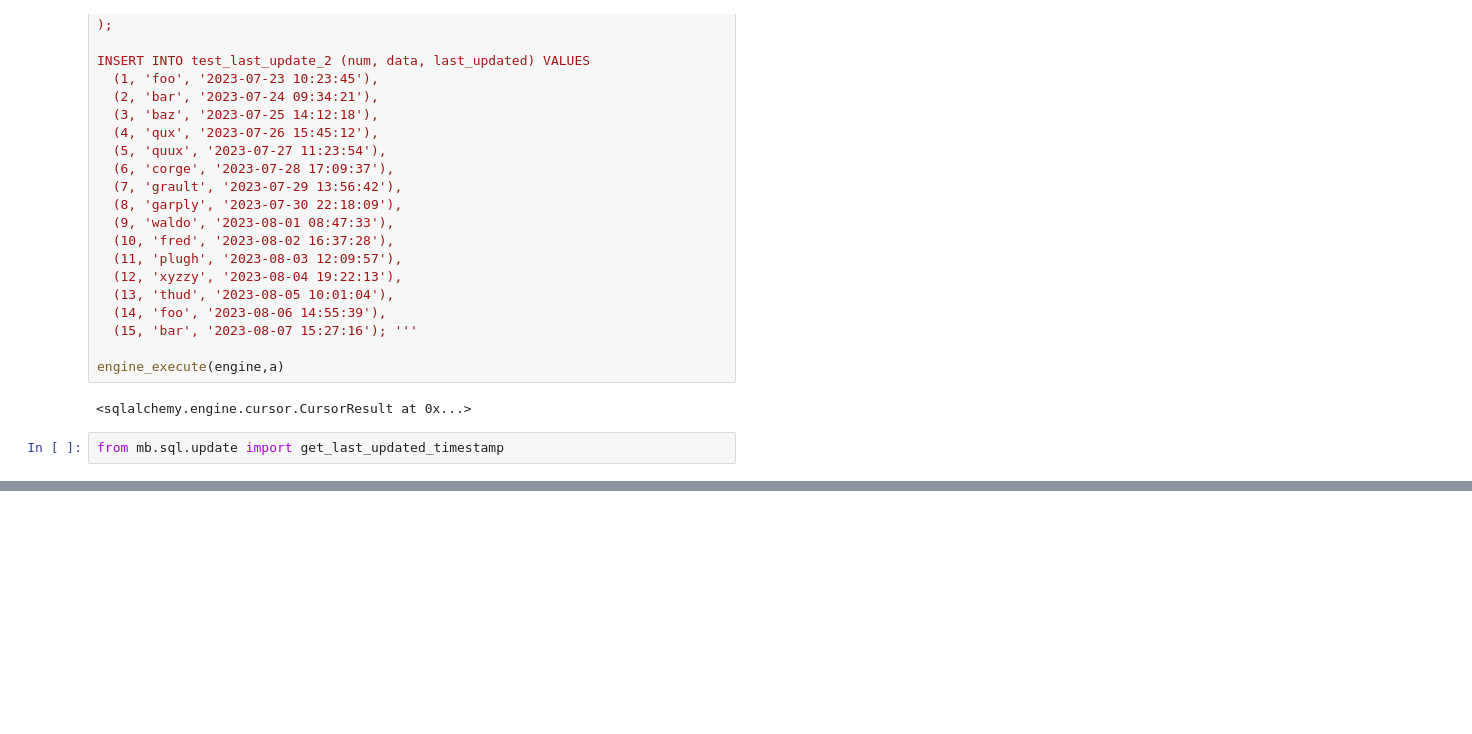
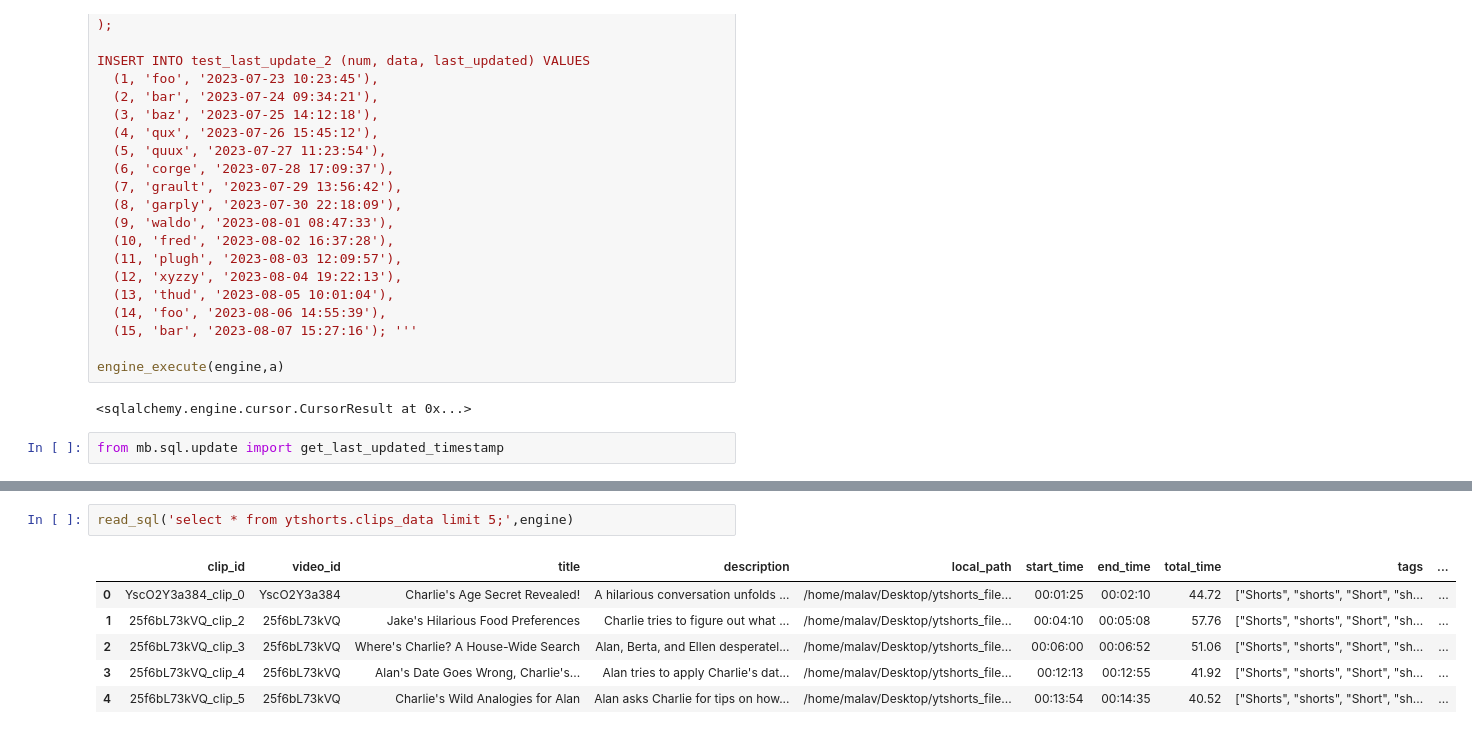
Before and after one commit to bigmb/mb_sql, a Jupyter notebook: example.ipynb, the cells around one changed output, grey strips where cells are left out. Cells and saved outputs as stored; diff of their text form; blank space fills up the shorter version.

```diff
--- a/example.ipynb
+++ b/example.ipynb
@@ -213,0 +225,9 @@ k = get_last_updated_timestamp(engine,table_name='test_last_update',schema='publ
+# %%
+read_sql('select * from ytshorts.clips_data limit 5;',engine)
+# %% [output]
+|  | clip_id | video_id | title | description | local_path | start_time | end_time | total_time | tags | ... |
+| 0 | YscO2Y3a384_clip_0 | YscO2Y3a384 | Charlie's Age Secret Revealed! | A hilarious conversation unfolds ... | /home/malav/Desktop/ytshorts_file... | 00:01:25 | 00:02:10 | 44.72 | ["Shorts", "shorts", "Short", "sh... | ... |
+| 1 | 25f6bL73kVQ_clip_2 | 25f6bL73kVQ | Jake's Hilarious Food Preferences | Charlie tries to figure out what ... | /home/malav/Desktop/ytshorts_file... | 00:04:10 | 00:05:08 | 57.76 | ["Shorts", "shorts", "Short", "sh... | ... |
+| 2 | 25f6bL73kVQ_clip_3 | 25f6bL73kVQ | Where's Charlie? A House-Wide Search | Alan, Berta, and Ellen desperatel... | /home/malav/Desktop/ytshorts_file... | 00:06:00 | 00:06:52 | 51.06 | ["Shorts", "shorts", "Short", "sh... | ... |
+| 3 | 25f6bL73kVQ_clip_4 | 25f6bL73kVQ | Alan's Date Goes Wrong, Charlie's... | Alan tries to apply Charlie's dat... | /home/malav/Desktop/ytshorts_file... | 00:12:13 | 00:12:55 | 41.92 | ["Shorts", "shorts", "Short", "sh... | ... |
+| 4 | 25f6bL73kVQ_clip_5 | 25f6bL73kVQ | Charlie's Wild Analogies for Alan | Alan asks Charlie for tips on how... | /home/malav/Desktop/ytshorts_file... | 00:13:54 | 00:14:35 | 40.52 | ["Shorts", "shorts", "Short", "sh... | ... |
```
Also changed, not shown: parts of 3 cells of this notebook, 2 other files.
